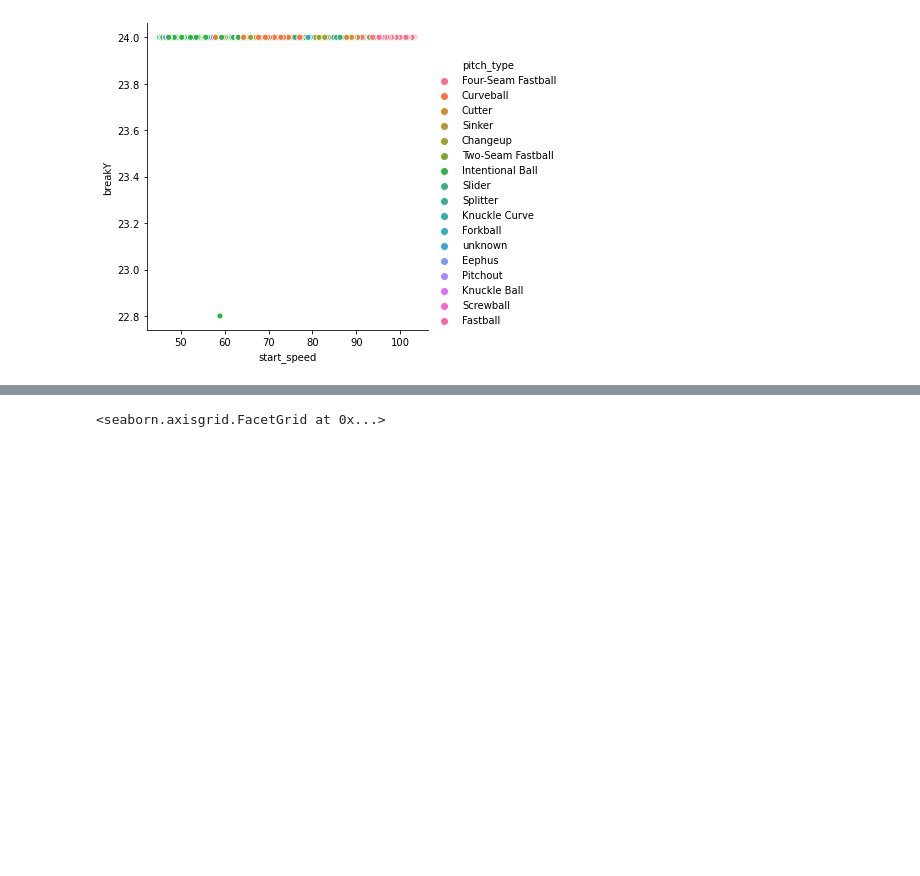
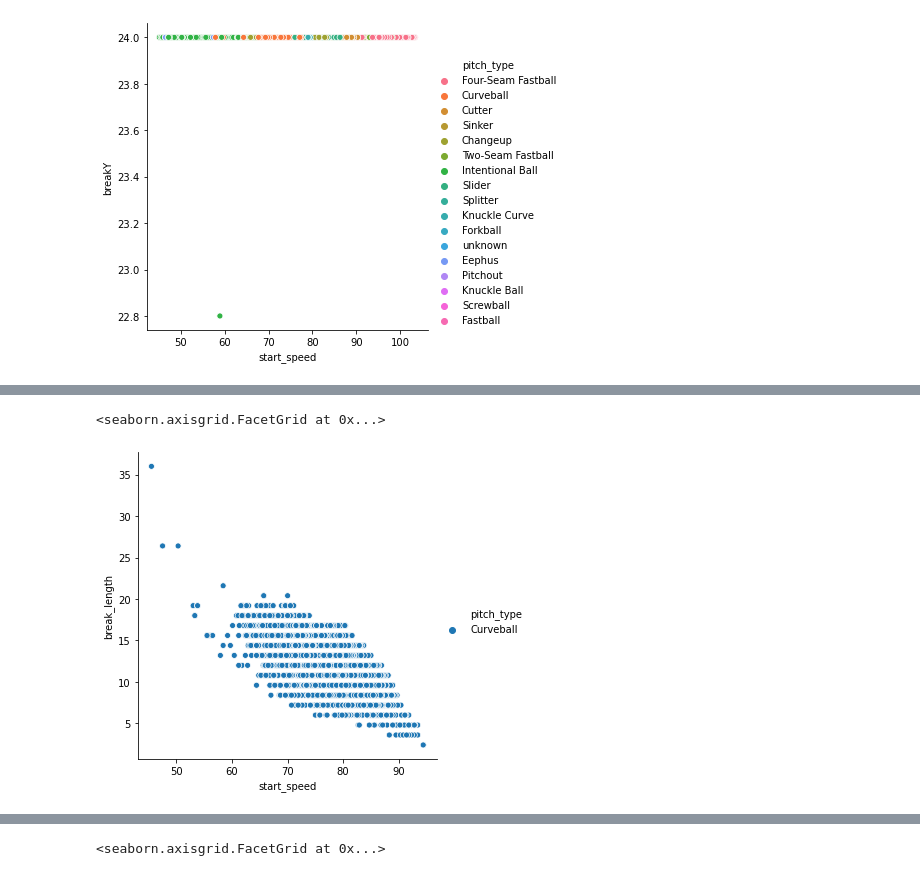
Before and after one commit to nps1984/DSC550, a Jupyter notebook: DSC550_NSalisbury_FinalProject_Final-Code.ipynb, the cells around one changed output, grey strips where cells are left out. Saved outputs shown, nothing was run; the diff lists cells and outputs as text; code cells hidden in the pictures; blank space fills up the shorter version.

```diff
--- a/DSC550_NSalisbury_FinalProject_Final-Code.ipynb
+++ b/DSC550_NSalisbury_FinalProject_Final-Code.ipynb
@@ -235,0 +266,5 @@ sns.relplot(x="start_speed",y="breakY",hue="pitch_type",data=df2015)
+# %%
+sns.relplot(x="start_speed",y="break_length",hue="pitch_type",data=df2015[df2015['pitch_type']=='Curveball'])
+# %% [output]
+<seaborn.axisgrid.FacetGrid at 0x...>
+[figure, added]
```
Also changed, not shown: parts of 7 cells of this notebook.
